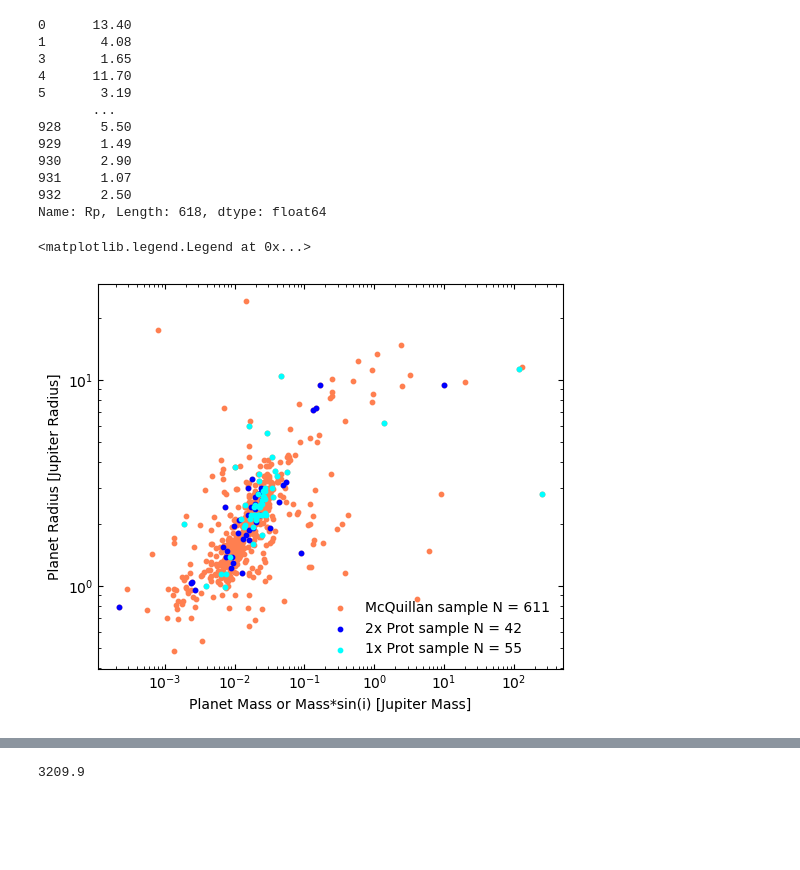
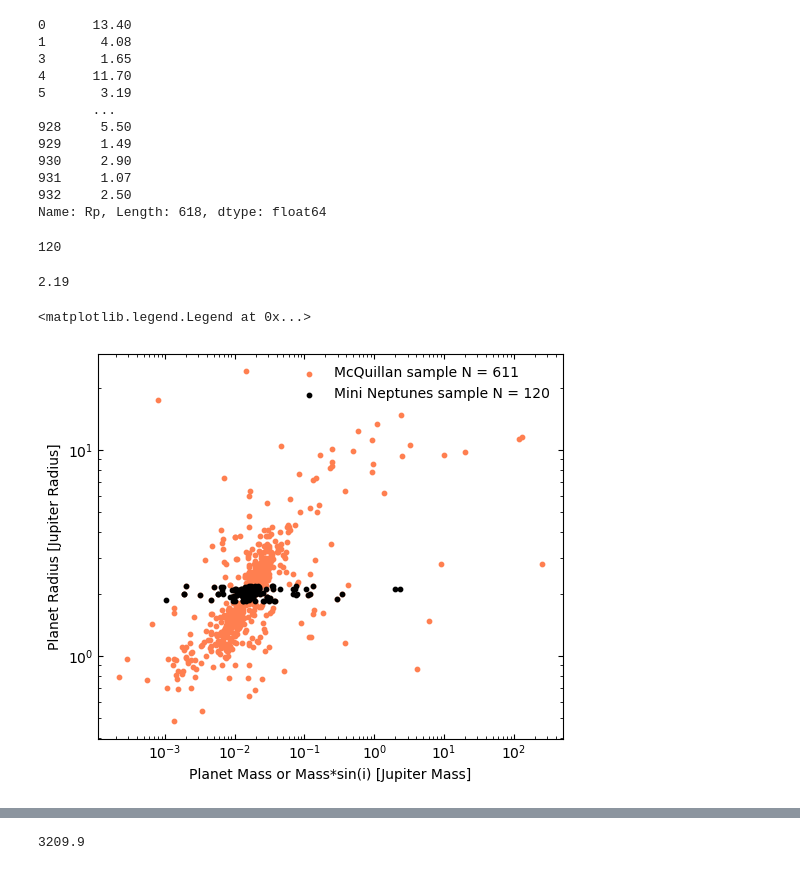
Before and after one commit to ylaksl/Exoplanets-Stats, a Jupyter notebook: analise.ipynb, the cells around one changed output, grey strips where cells are left out. Saved outputs shown, nothing was run; the diff lists cells and outputs as text; code cells hidden in the pictures; blank space fills up the shorter version.

```diff
--- a/analise.ipynb
+++ b/analise.ipynb
@@ -50,6 +48,12 @@ df_no_duplicates['Rp']
 931     1.07
 932     2.50
 Name: Rp, Length: 618, dtype: float64
+# %%
+mini_neptunes = planets[(planets['Rp'] > 1.8) & (planets['Rp'] < 2.2)]
+
+len(mini_neptunes)
+# %% [output]
+120
 # %%
 sample_primordial = df_no_duplicates
 
@@ -82,29 +86,35 @@ plot4 = plot4.dropna(subset=['pl_bmassj', 'Rp']) #, 'pl_bmassjerr1', 'pl_bmassje
 # yerrmin = plot4['pl_radjerr2']
 
 # yerror = [yerrmax, abs(yerrmin)]
+# %%
+max(mini_neptunes['Rp'])
+# %% [output]
+2.19
 # %%
 plt.figure(figsize=(6,5))
 plt.scatter(plot4['pl_bmassj'], plot4['Rp'], s = 10, c = 'coral', label = f'McQuillan sample N = {len(plot4)}')
-plt.scatter(prot2x['pl_bmassj'], prot2x['Rp'], s = 10, c = 'blue',label = f'2x Prot sample N = {len(prot2x)}')
-plt.scatter(prot1x['pl_bmassj'], prot1x['Rp'], s = 10, c = 'aqua',label = f'1x Prot sample N = {len(prot1x)}')
+#plt.scatter(prot2x['pl_bmassj'], prot2x['Rp'], s = 10, c = 'blue',label = f'2x Prot sample N = {len(prot2x)}')
+#plt.scatter(prot1x['pl_bmassj'], prot1x['Rp'], s = 10, c = 'aqua',label = f'1x Prot sample N = {len(prot1x)}')
+plt.scatter(mini_neptunes['pl_bmassj'], mini_neptunes['Rp'], s = 10, c = 'black', label = f'Mini Neptunes sample N = {len(mini_neptunes)}')
+
 
 plt.tick_params(direction='in', which = 'both', bottom = 1, top =1, left = 1, right = 1)
 plt.xscale('log')
 plt.yscale('log')
 
 #plt.vlines(0.4, 0, 50, color = 'gray', linestyle = '--', linewidth=1.7)
 #plt.vlines(0.0692, 0, 50, color = 'gray', linestyle = '--', linewidth=1.7)
 
 # plt.errorbar(plot4['pl_bmassj'], plot4['pl_radj'], xerr= xerror, yerr= yerror, fmt= 'o', ecolor='gray', elinewidth=0.5, alpha = .4, mfc = 'coral', mew = 0, ms = 3, )
 plt.ylabel('Planet Radius [Jupiter Radius]')
 plt.xlabel('Planet Mass or Mass*sin(i) [Jupiter Mass]')
 
 plt.legend(frameon=False)
 
 #plt.savefig('raio_mass.png', dpi=500)
 # %% [output]
 <matplotlib.legend.Legend at 0x...>
-[figure, old version]
+[figure, new version]
 # %%
 plot1 = sample_primordial[sample_primordial['pl_orbsmax'] != 0] #com medida de semi orbit
 plot1 = plot1[plot1['pl_bmassj'] != 0]
```
Also changed, not shown: parts of 2 cells of this notebook, 2 other files.
